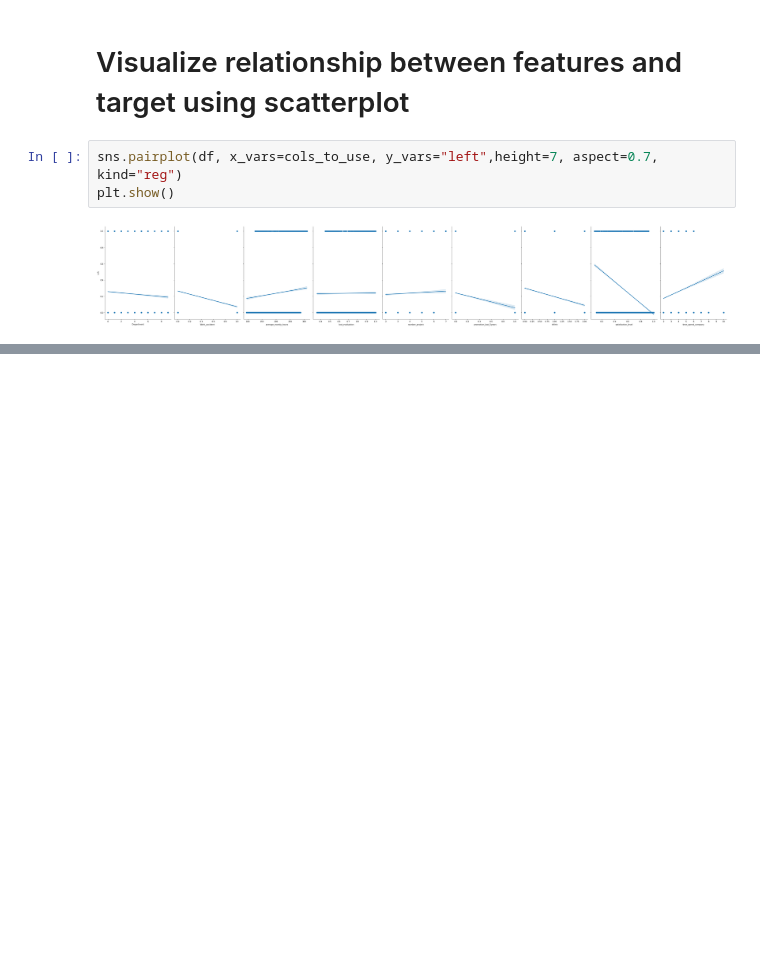
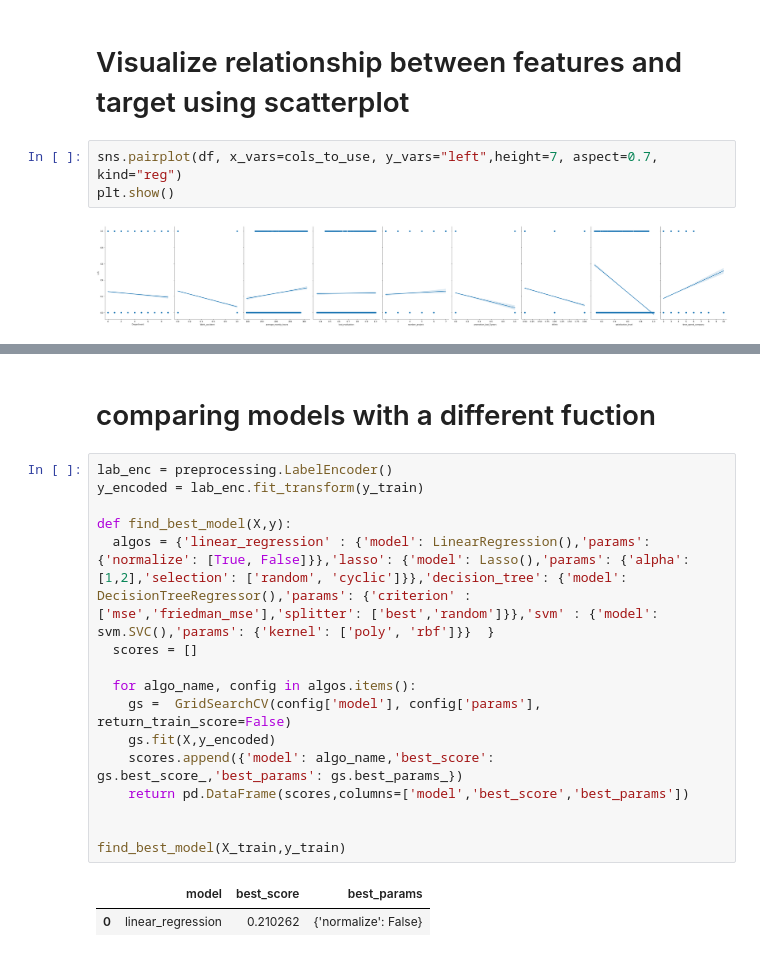
Before and after one commit to tchintchie/HR_Analysis, a Jupyter notebook: HR_Analysis.ipynb, the cells around one changed output, grey strips where cells are left out. Cells and saved outputs as stored; diff of their text form; blank space fills up the shorter version.

```diff
--- a/HR_Analysis.ipynb
+++ b/HR_Analysis.ipynb
@@ -385,0 +458,21 @@ lin_weights
+# %% [markdown]
+# comparing models with a different fuction
+# %%
+lab_enc = preprocessing.LabelEncoder()
+y_encoded = lab_enc.fit_transform(y_train)
+
+def find_best_model(X,y):
+  algos = {'linear_regression' : {'model': LinearRegression(),'params': {'normalize': [True, False]}},'lasso': {'model': Lasso(),'params': {'alpha': [1,2],'selection': ['random', 'cyclic']}},'decision_tree': {'model': DecisionTreeRegressor(),'params': {'criterion' : ['mse','friedman_mse'],'splitter': ['best','random']}},'svm' : {'model': svm.SVC(),'params': {'kernel': ['poly', 'rbf']}}  }
+  scores = []
+
+  for algo_name, config in algos.items():
+    gs =  GridSearchCV(config['model'], config['params'], return_train_score=False)
+    gs.fit(X,y_encoded)
+    scores.append({'model': algo_name,'best_score': gs.best_score_,'best_params': gs.best_params_})
+    return pd.DataFrame(scores,columns=['model','best_score','best_params'])
+
+
+find_best_model(X_train,y_train)
+# %% [output]
+|  | model | best_score | best_params |
+| 0 | linear_regression | 0.210262 | {'normalize': False} |
```
Also changed, not shown: parts of 10 cells of this notebook.
